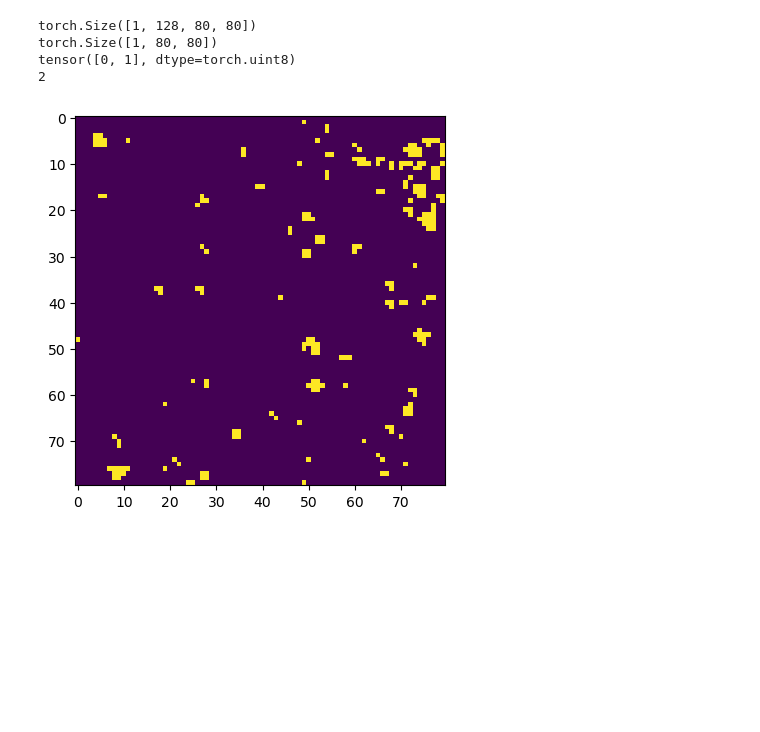
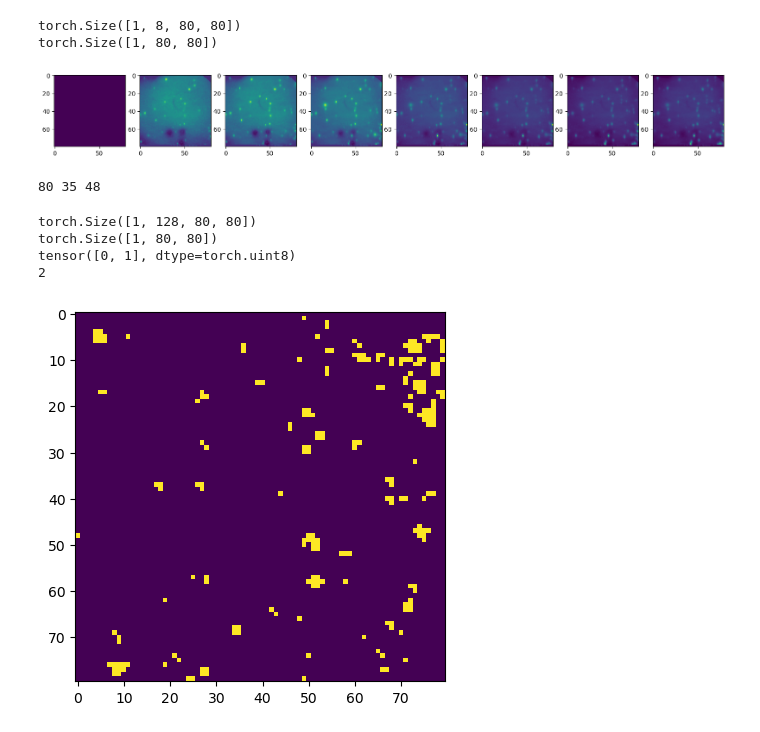
Before and after one commit to wittmajerd/U-Net-and-SRU-Net-segmentation, a Jupyter notebook: dataset_test.ipynb, the cells around one changed output. Saved outputs shown, nothing was run; the diff lists cells and outputs as text; code cells hidden in the pictures; blank space fills up the shorter version.

```diff
--- a/dataset_test.ipynb
+++ b/dataset_test.ipynb
@@ -32,3 +50,42 @@ val_loader = DataLoader(val_dataset, batch_size=batch_size, shuffle=False)
+# %%
+loader_iter = iter(train_loader)
+bio, mask = next(loader_iter)
+print(bio.shape)
+print(mask.shape)
+plt.figure(figsize=(20, 40))  # Adjust as needed
+for i in range(bio_len):
+    plt.subplot(1, bio_len, i+1)
+    plt.imshow(bio[0, i, :, :])
+plt.show()
+# %% [output]
+torch.Size([1, 8, 80, 80])
+torch.Size([1, 80, 80])
+[figure, added]
+# %%
+torch.manual_seed(42)
+np.random.seed(42)
+
+data_path = 'data_with_centers/'
+train_percent = 0.495
+test_percent = 0.30
+bio_len = 8
+mask_size = 80
+batch_size = 8
+
+# files = os.listdir(data_path)
+# train_size = int(train_percent * len(files))
+# print(train_size)
+# val_size = len(files) - train_size
+# print(val_size)
+
+train_dataset, val_dataset, test_dataset = create_datasets(data_path, train_percent, bool, test_percent=test_percent, biosensor_length=bio_len, mask_size=mask_size, augment=False)
+
+train_loader = DataLoader(train_dataset, batch_size=batch_size, shuffle=False)
+val_loader = DataLoader(val_dataset, batch_size=batch_size, shuffle=False)
+test_loader = DataLoader(test_dataset, batch_size=batch_size, shuffle=False)
+print(len(train_loader), len(val_loader), len(test_loader))
+# %% [output]
+80 35 48
 # %%
 data_path = 'data_with_centers/'
 data_bool = BiosensorDataset(data_path, mask_type=bool, biosensor_length=128, mask_size=80)
```
Also changed, not shown: parts of 2 cells of this notebook, 1 other file.
